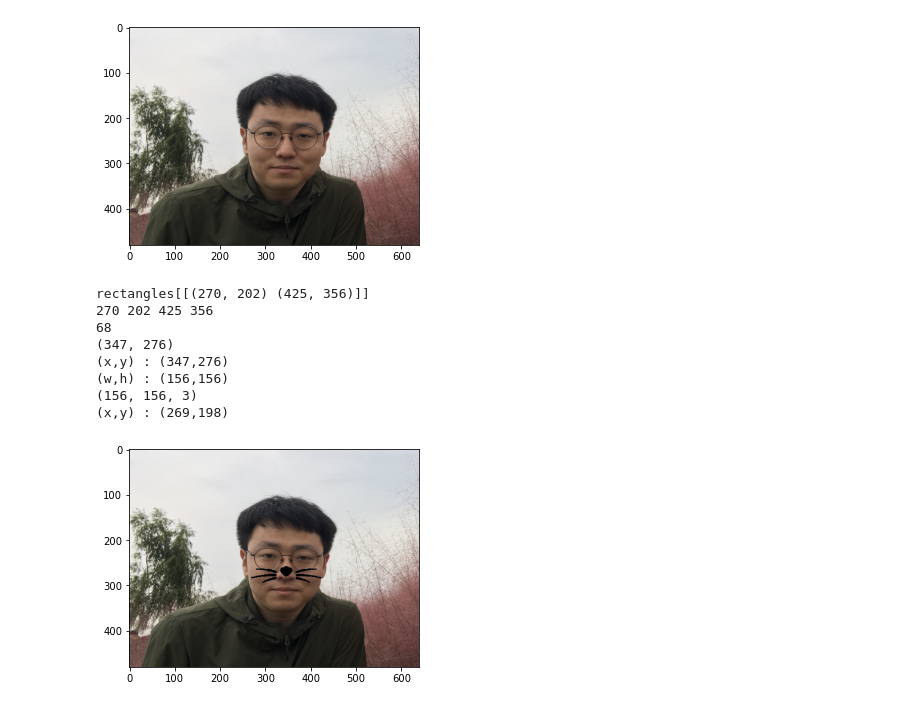
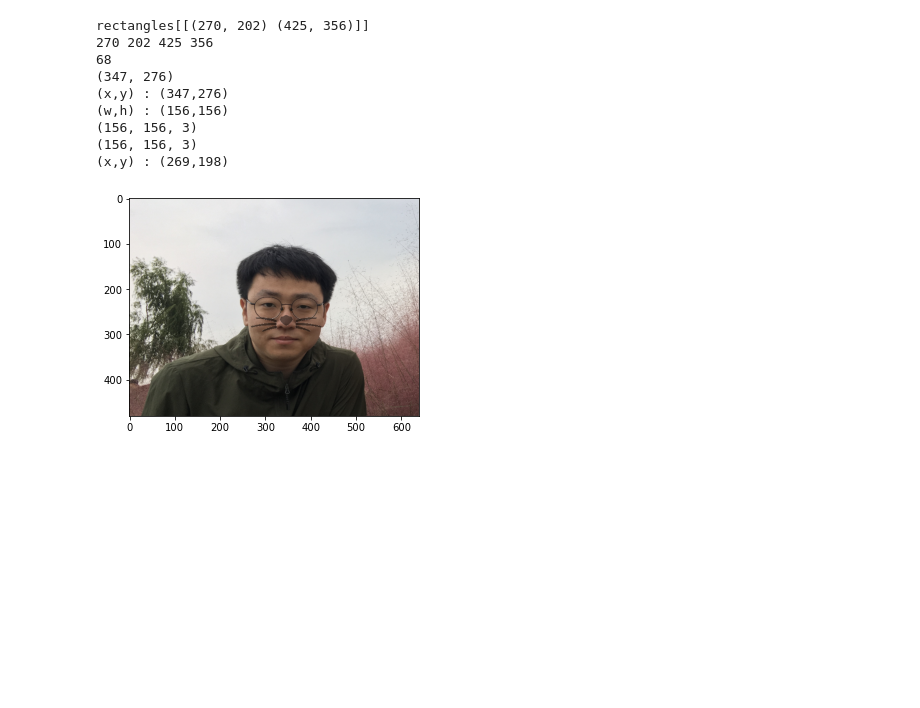
Before and after one commit to faithful109/SSAC-X-AIFFEL, a Jupyter notebook: camera_sticker_final.ipynb, the cells around one changed output. Cells and saved outputs as stored; diff of their text form; code cells hidden in the pictures; blank space fills up the shorter version.

```diff
--- a/camera_sticker_final.ipynb
+++ b/camera_sticker_final.ipynb
@@ -11,7 +11,7 @@ img_bgr = cv2.resize(img_bgr,(640, 480))    # 640x360의 크기로 Resize
 img_rgb = cv2.cvtColor(img_bgr, cv2.COLOR_BGR2RGB)
 img_show = img_bgr.copy()      #- 출력용 이미지 별도 보관
 plt.imshow(img_rgb)
-plt.show()
+#plt.show()
 detector_hog = dlib.get_frontal_face_detector()
 dlib_rects = detector_hog(img_rgb, 1)
 
@@ -43,41 +43,50 @@ for landmark in list_landmarks:
         cv2.circle(img_show, point, 2, (0, 255, 255), -1) # yellow
 
 #img_show_rgb = cv2.cvtColor(img_show, cv2.COLOR_BGR2RGB)
 #plt.imshow(img_show_rgb)
 #plt.show()
 
 for dlib_rect, landmark in zip(dlib_rects, list_landmarks):
     print (landmark[30]) # nose center index : 30
     x = landmark[30][0]
     y = landmark[30][1]
     w = dlib_rect.width()
     h = dlib_rect.width()
     print ('(x,y) : (%d,%d)'%(x,y))
     print ('(w,h) : (%d,%d)'%(w,h))
 
 sticker_path = os.getenv('HOME')+'/aiffel/camera_sticker/images/cat-whiskers.png'
 img_sticker = cv2.imread(sticker_path)
 img_sticker = cv2.resize(img_sticker, (w,h))
 print (img_sticker.shape)
 
+back_path = os.getenv('HOME')+'/aiffel/camera_sticker/images/clean2.png'
+img_back = cv2.imread(back_path)
+img_back = cv2.resize(img_back, (w,h))
+print (img_sticker.shape)
+#plt.imshow(cv2.cvtColor(img_back, cv2.COLOR_BGR2RGB))
+#plt.show()
+
 refined_x = x - w // 2  # left
 refined_y = y - h //2   # top
 print ('(x,y) : (%d,%d)'%(refined_x, refined_y))
 
 sticker_area = img_bgr[refined_y:refined_y+img_sticker.shape[0], refined_x:refined_x+img_sticker.shape[1]]
+img_sticker = np.where(img_sticker==255,sticker_area,img_sticker).astype(np.uint8)
+img_sticker=cv2.addWeighted(sticker_area, 0.5, img_sticker, 0.5, 0)
 img_bgr[refined_y:refined_y+img_sticker.shape[0], refined_x:refined_x+img_sticker.shape[1]] = \
     np.where(img_sticker==255,sticker_area,img_sticker).astype(np.uint8)
-#add_weight=cv2.addWeighted(img_bgr, 0.9, img_sticker, 0.1, 0)
+#plt.imshow(cv2.cvtColor(img_bgr, cv2.COLOR_BGR2RGB))
 plt.imshow(cv2.cvtColor(img_bgr, cv2.COLOR_BGR2RGB))
 plt.show()
 # %% [output]
+rectangles[[(270, 202) (425, 356)]]
+270 202 425 356
+68
+(347, 276)
+(x,y) : (347,276)
+(w,h) : (156,156)
+(156, 156, 3)
+(156, 156, 3)
+(x,y) : (269,198)
-[figure, old version]
+[figure, new version]
-rectangles[[(270, 202) (425, 356)]]
-270 202 425 356
-68
-(347, 276)
-(x,y) : (347,276)
-(w,h) : (156,156)
-(156, 156, 3)
-(x,y) : (269,198)
-[figure, removed]
```
Also changed, not shown: 3 other files.
